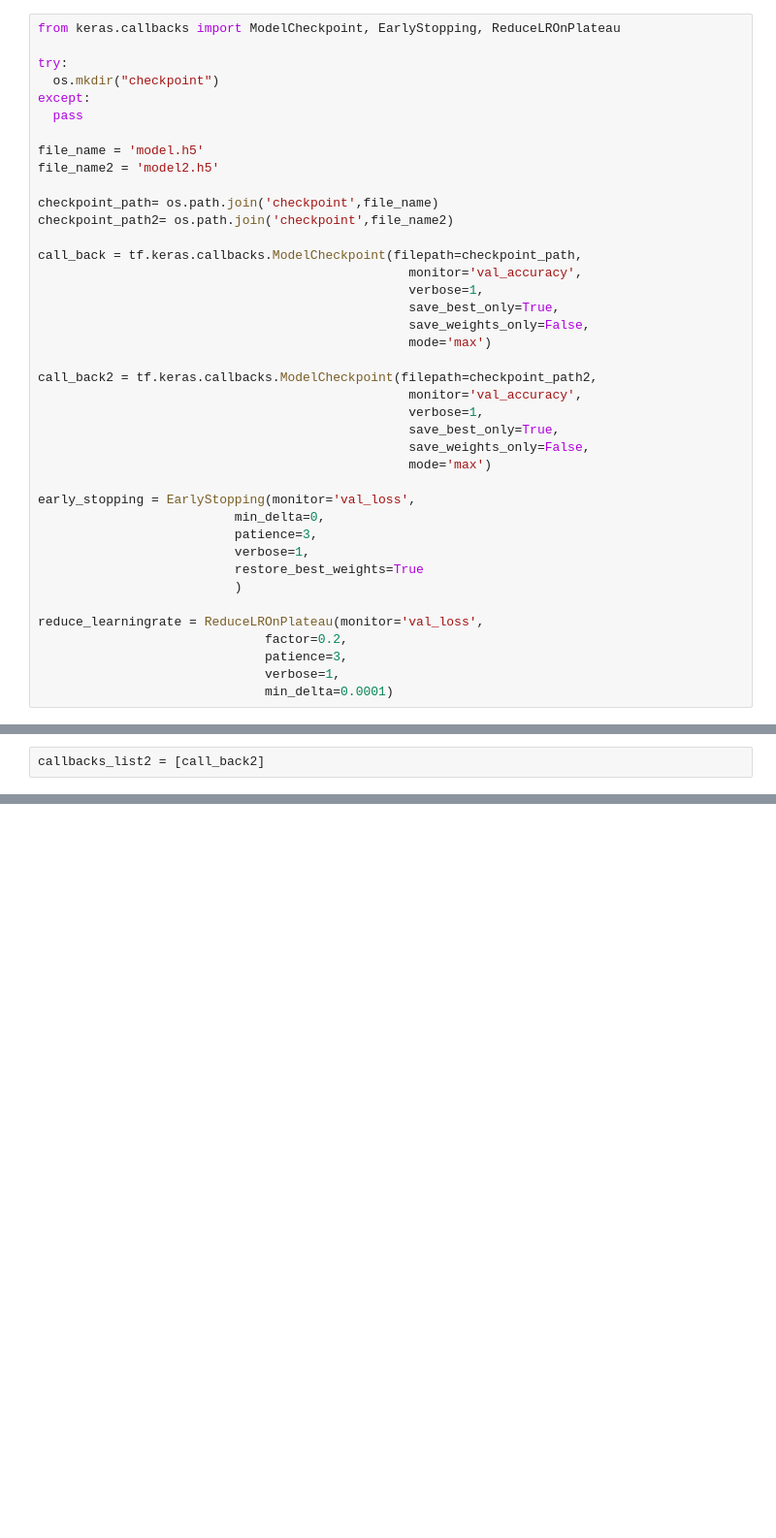
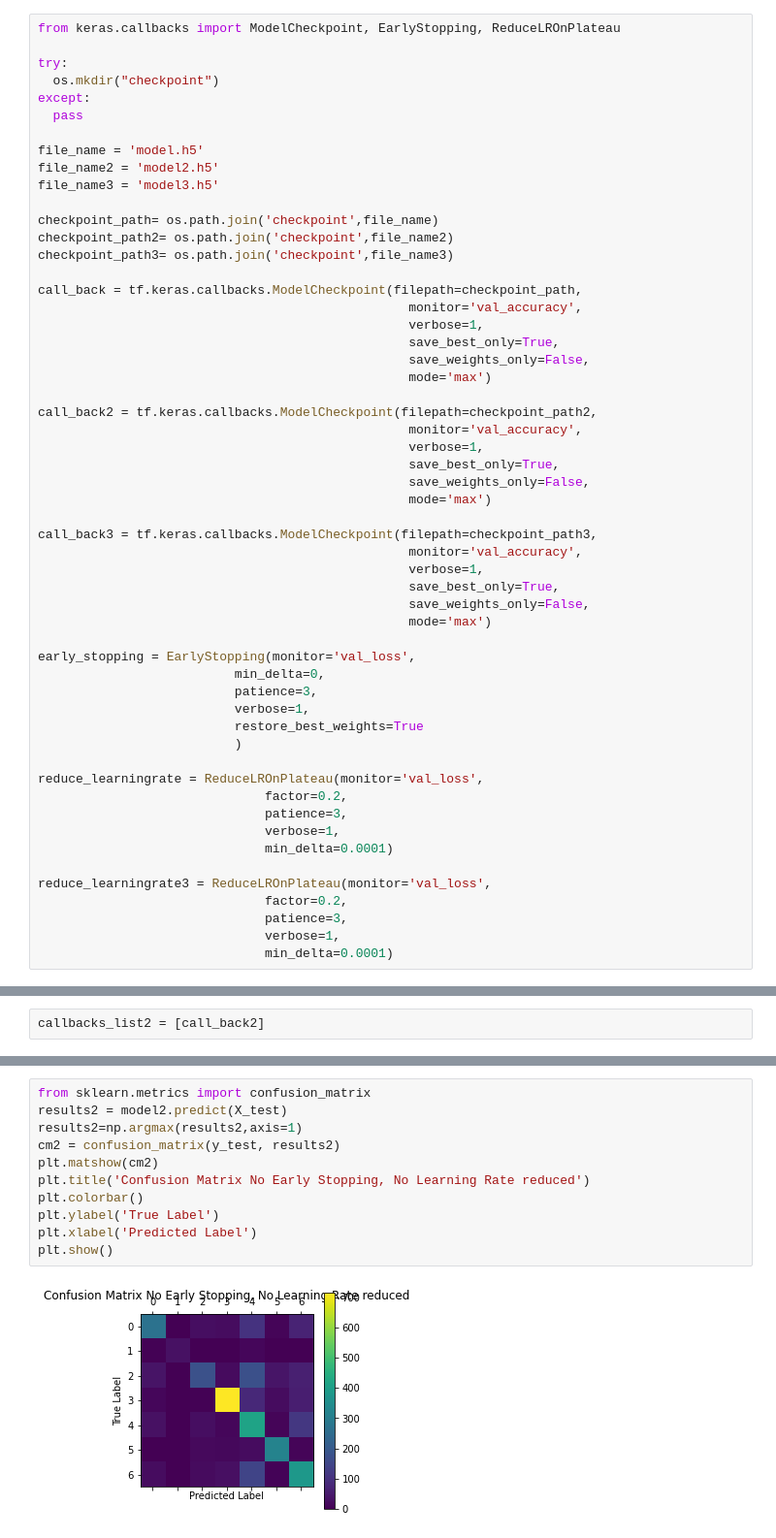
Before and after one commit to krawczyk22/Facial-Expression-Recognition-System, a Jupyter notebook: Experiment_results/Facial_expression_EarlyStopping_Fer2013.ipynb, the cells around one changed output, grey strips where cells are left out. Shown at 97% size. Drawn from its saved outputs; the diff is of its cells as text; blank space fills up the shorter version.

```diff
--- a/Experiment_results/Facial_expression_EarlyStopping_Fer2013.ipynb
+++ b/Experiment_results/Facial_expression_EarlyStopping_Fer2013.ipynb
@@ -151,9 +200,11 @@ except:
 
 file_name = 'model.h5'
 file_name2 = 'model2.h5'
+file_name3 = 'model3.h5'
 
 checkpoint_path= os.path.join('checkpoint',file_name)
 checkpoint_path2= os.path.join('checkpoint',file_name2)
+checkpoint_path3= os.path.join('checkpoint',file_name3)
 
 call_back = tf.keras.callbacks.ModelCheckpoint(filepath=checkpoint_path,
                                                  monitor='val_accuracy',
@@ -163,6 +214,13 @@ call_back = tf.keras.callbacks.ModelCheckpoint(filepath=checkpoint_path,
                                                  mode='max')
 
 call_back2 = tf.keras.callbacks.ModelCheckpoint(filepath=checkpoint_path2,
+                                                 monitor='val_accuracy',
+                                                 verbose=1,
+                                                 save_best_only=True,
+                                                 save_weights_only=False,
+                                                 mode='max')
+
+call_back3 = tf.keras.callbacks.ModelCheckpoint(filepath=checkpoint_path3,
                                                  monitor='val_accuracy',
                                                  verbose=1,
                                                  save_best_only=True,
@@ -181,6 +239,12 @@ reduce_learningrate = ReduceLROnPlateau(monitor='val_loss',
                               patience=3,
                               verbose=1,
                               min_delta=0.0001)
+
+reduce_learningrate3 = ReduceLROnPlateau(monitor='val_loss',
+                              factor=0.2,
+                              patience=3,
+                              verbose=1,
+                              min_delta=0.0001)
 # %%
 callbacks_list = [early_stopping,call_back,reduce_learningrate]
 # %%
@@ -273,0 +373,13 @@ plt.show()
+# %%
+from sklearn.metrics import confusion_matrix
+results2 = model2.predict(X_test)
+results2=np.argmax(results2,axis=1)
+cm2 = confusion_matrix(y_test, results2)
+plt.matshow(cm2)
+plt.title('Confusion Matrix No Early Stopping, No Learning Rate reduced')
+plt.colorbar()
+plt.ylabel('True Label')
+plt.xlabel('Predicted Label')
+plt.show()
+# %% [output]
+[figure, added]
```
Also changed, not shown: parts of 9 cells of this notebook.
